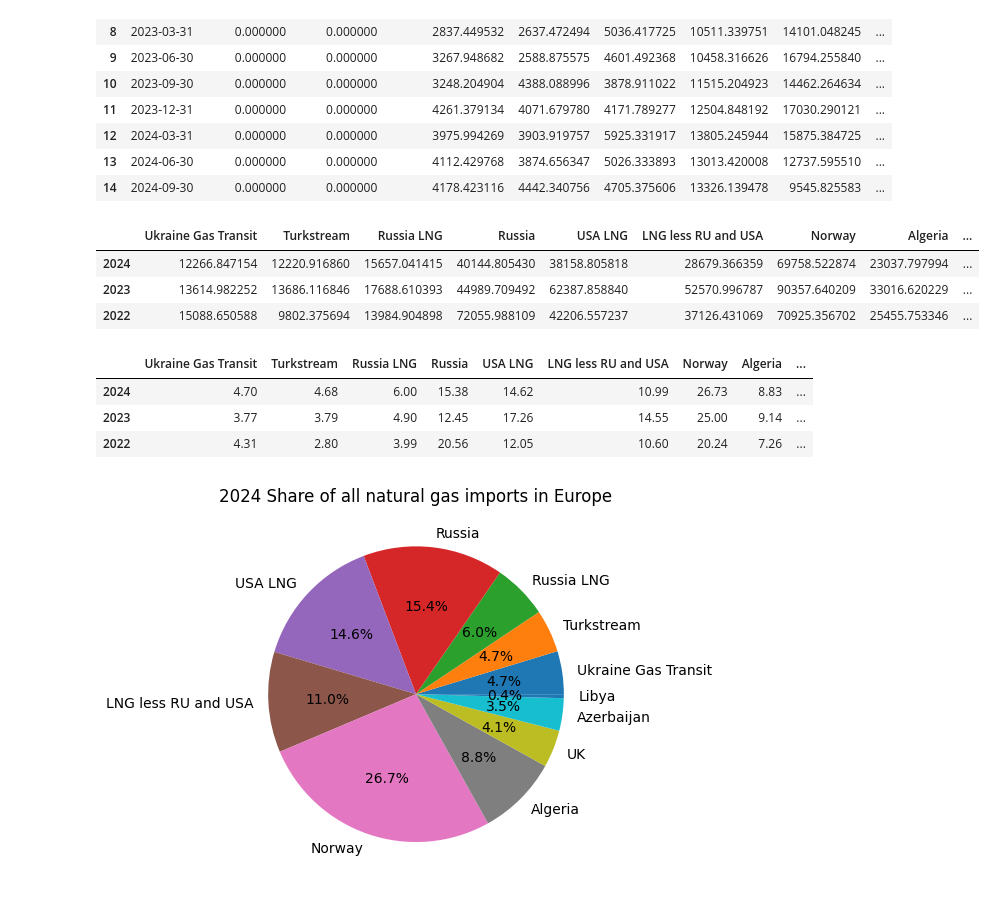
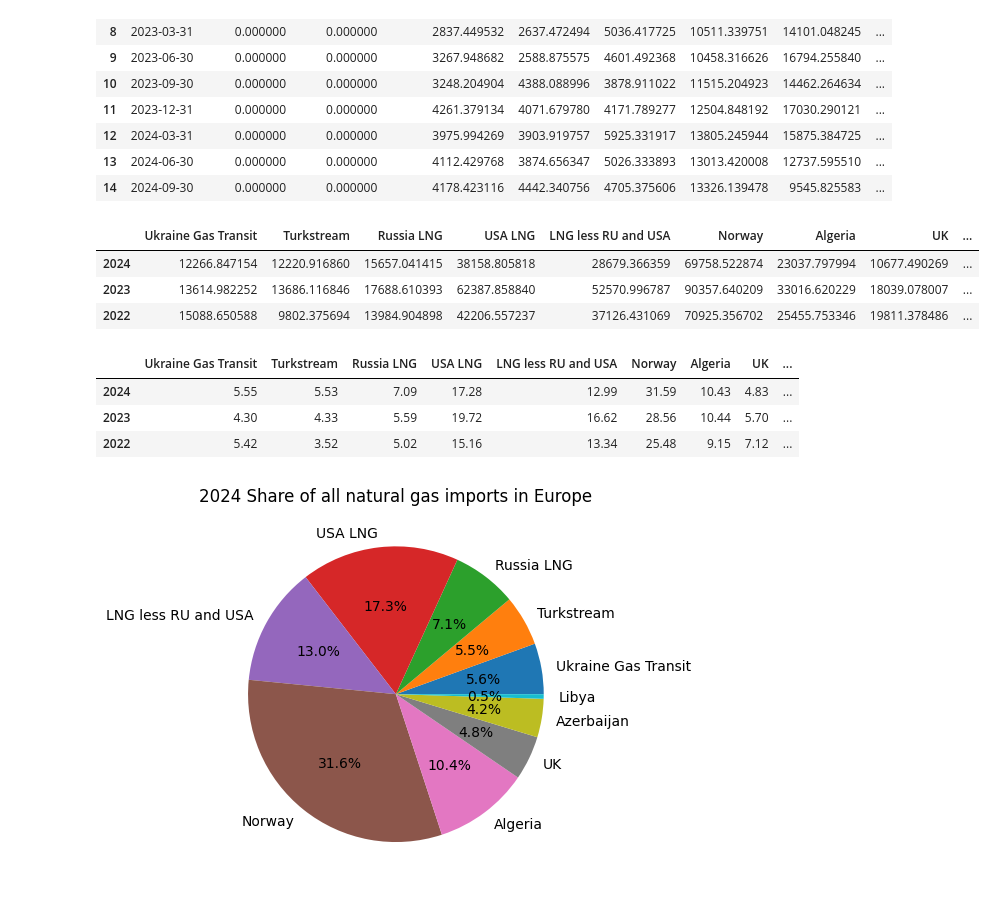
Before and after one commit to Anson422/Anson-Eva-Valerie, a Jupyter notebook: Stacked Bar Chart/All_natural_gas_imports_in_Europe.ipynb, the cells around one changed output. Saved outputs shown, nothing was run; the diff lists cells and outputs as text; code cells hidden in the pictures.

```diff
--- a/Stacked Bar Chart/All_natural_gas_imports_in_Europe.ipynb
+++ b/Stacked Bar Chart/All_natural_gas_imports_in_Europe.ipynb
@@ -43,28 +43,33 @@ df
 # %%
 #2024
 rows_2024_to_sum = df.loc[12:14]
 row_2024_sum = rows_2024_to_sum.drop(columns=['dates']).sum(axis=0)
 new_2024_row = pd.DataFrame([row_2024_sum], index=['2024'])
 new_2024_row = new_2024_row.drop("Nord Stream",axis=1)
 new_2024_row = new_2024_row.drop("Yamal (BY,PL)",axis=1)
+new_2024_row = new_2024_row.drop("Russia",axis=1)
+
 #2023
 rows_2023_to_sum = df.loc[8:11]
 row_2023_sum = rows_2023_to_sum.drop(columns=['dates']).sum(axis=0)
 new_2023_row = pd.DataFrame([row_2023_sum], index=['2023'])
 new_2023_row = new_2023_row.drop("Nord Stream",axis=1)
 new_2023_row = new_2023_row.drop("Yamal (BY,PL)",axis=1)
+new_2023_row = new_2023_row.drop("Russia",axis=1)
+
 #2022
 rows_2022_to_sum = df.iloc[4:7]
 row_2022_sum = rows_2022_to_sum.drop(columns=['dates']).sum(axis=0)
 new_2022_row = pd.DataFrame([row_2022_sum], index=['2022'])
+new_2022_row = new_2022_row.drop("Russia",axis=1)
 
 total_year = pd.concat([new_2024_row, new_2023_row,new_2022_row])
 total_year
 # %% [output]
-|  | Ukraine Gas Transit | Turkstream | Russia LNG | Russia | USA LNG | LNG less RU and USA | Norway | Algeria | ... |
-| 2024 | 12266.847154 | 12220.916860 | 15657.041415 | 40144.805430 | 38158.805818 | 28679.366359 | 69758.522874 | 23037.797994 | ... |
-| 2023 | 13614.982252 | 13686.116846 | 17688.610393 | 44989.709492 | 62387.858840 | 52570.996787 | 90357.640209 | 33016.620229 | ... |
-| 2022 | 15088.650588 | 9802.375694 | 13984.904898 | 72055.988109 | 42206.557237 | 37126.431069 | 70925.356702 | 25455.753346 | ... |
+|  | Ukraine Gas Transit | Turkstream | Russia LNG | USA LNG | LNG less RU and USA | Norway | Algeria | UK | ... |
+| 2024 | 12266.847154 | 12220.916860 | 15657.041415 | 38158.805818 | 28679.366359 | 69758.522874 | 23037.797994 | 10677.490269 | ... |
+| 2023 | 13614.982252 | 13686.116846 | 17688.610393 | 62387.858840 | 52570.996787 | 90357.640209 | 33016.620229 | 18039.078007 | ... |
+| 2022 | 15088.650588 | 9802.375694 | 13984.904898 | 42206.557237 | 37126.431069 | 70925.356702 | 25455.753346 | 19811.378486 | ... |
 # %%
 total_year['Total'] = total_year.sum(axis=1)
 
@@ -75,10 +80,10 @@ total_year = total_year.applymap(lambda x: "{:.2f}".format(x) if isinstance(x, (
 total_year.drop('Total', axis=1, inplace=True)
 total_year
 # %% [output]
-|  | Ukraine Gas Transit | Turkstream | Russia LNG | Russia | USA LNG | LNG less RU and USA | Norway | Algeria | ... |
-| 2024 | 4.70 | 4.68 | 6.00 | 15.38 | 14.62 | 10.99 | 26.73 | 8.83 | ... |
-| 2023 | 3.77 | 3.79 | 4.90 | 12.45 | 17.26 | 14.55 | 25.00 | 9.14 | ... |
-| 2022 | 4.31 | 2.80 | 3.99 | 20.56 | 12.05 | 10.60 | 20.24 | 7.26 | ... |
+|  | Ukraine Gas Transit | Turkstream | Russia LNG | USA LNG | LNG less RU and USA | Norway | Algeria | UK | ... |
+| 2024 | 5.55 | 5.53 | 7.09 | 17.28 | 12.99 | 31.59 | 10.43 | 4.83 | ... |
+| 2023 | 4.30 | 4.33 | 5.59 | 19.72 | 16.62 | 28.56 | 10.44 | 5.70 | ... |
+| 2022 | 5.42 | 3.52 | 5.02 | 15.16 | 13.34 | 25.48 | 9.15 | 7.12 | ... |
 # %%
 row_2024_data = total_year.iloc[0]
 labels = total_year.columns
@@ -105,7 +110,7 @@ plt.pie(row_2024_data, labels=labels, autopct='%1.1f%%')
 plt.title('2024 Share of all natural gas imports in Europe')
 plt.show()
 # %% [output]
-[figure, old version]
+[figure, new version]
 # %%
 row_2023_data = total_year.iloc[1]
 labels = total_year.columns
```
Also changed, not shown: parts of 2 cells of this notebook.
